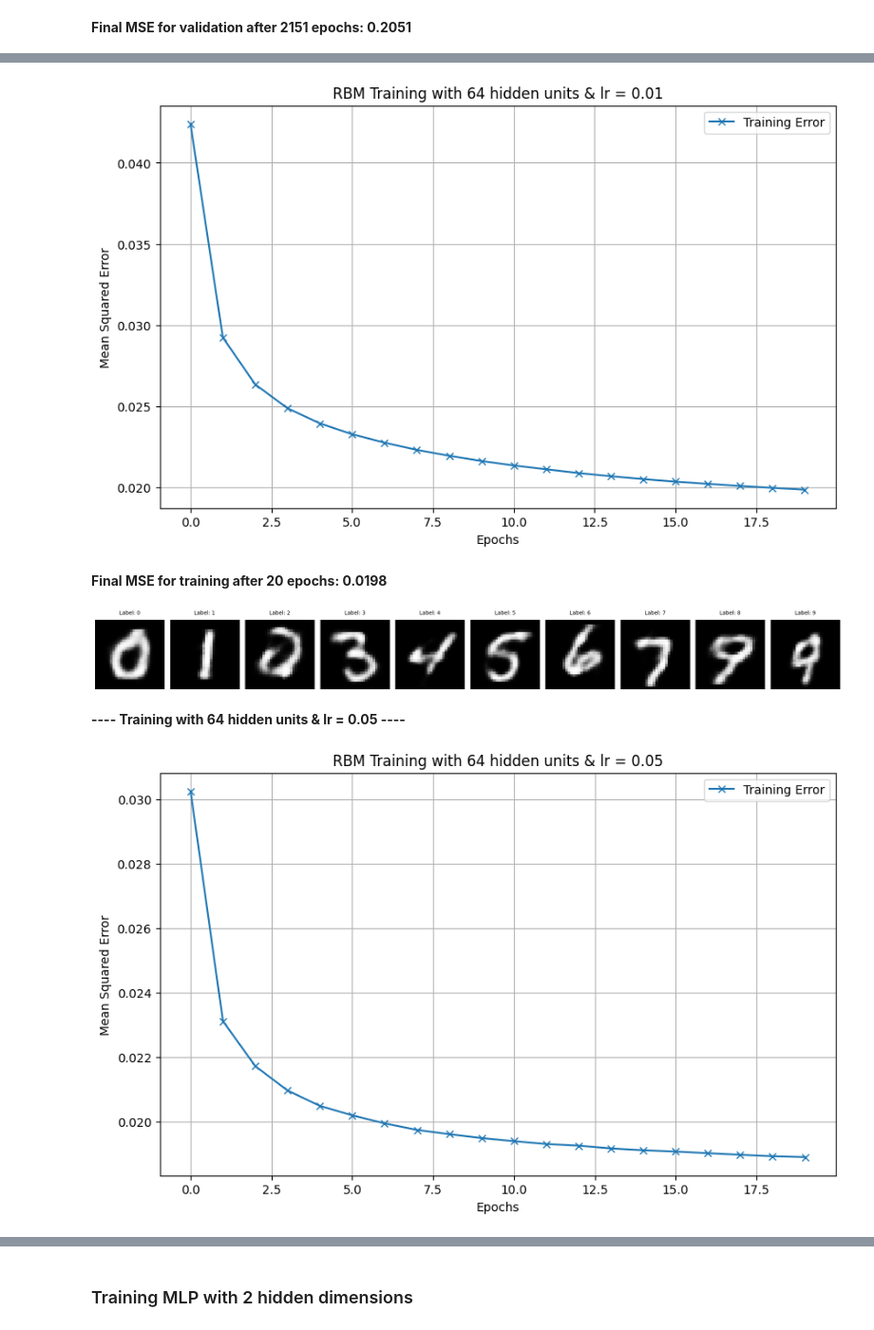
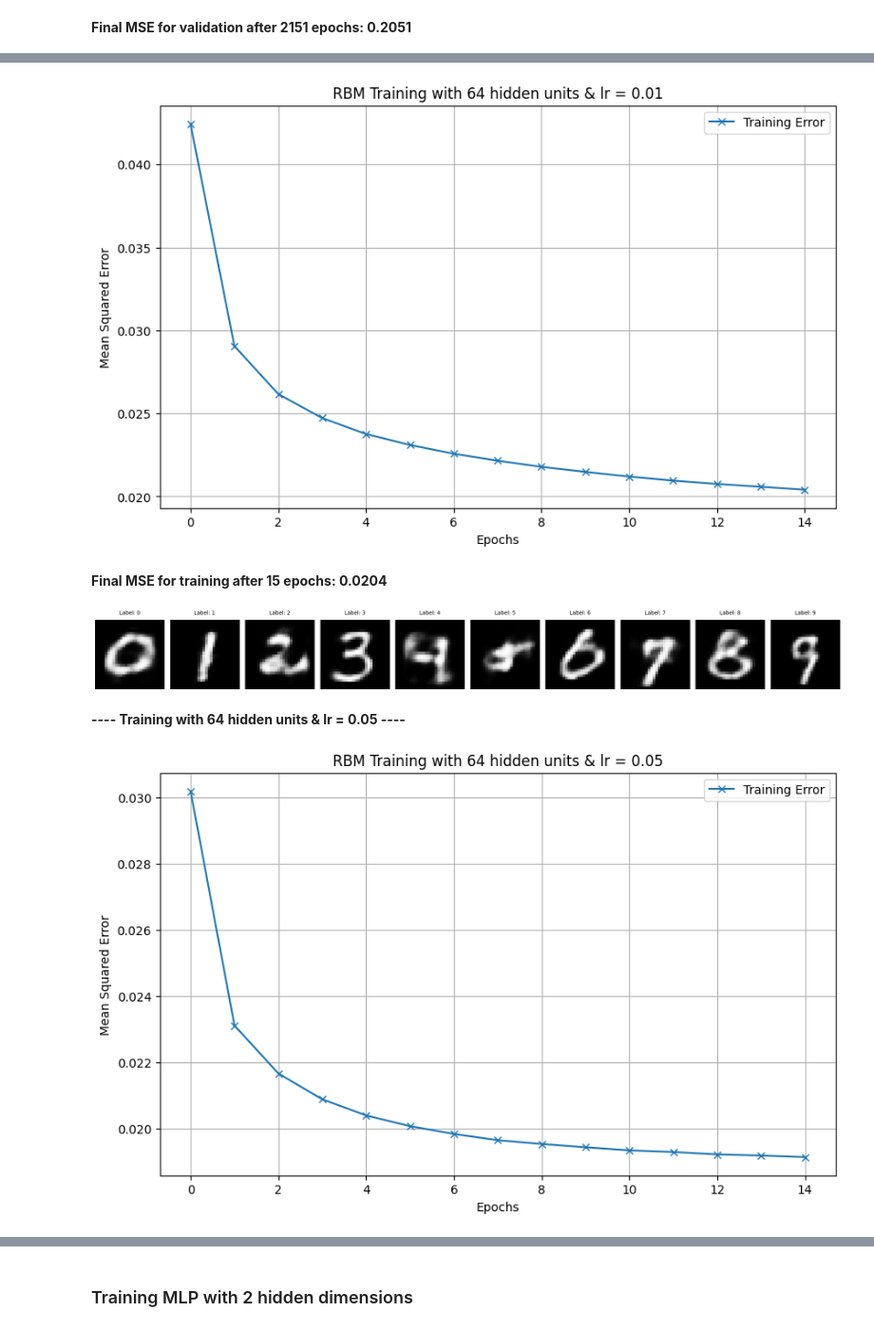
Before and after one commit to felipeperassi/Neural-Networks, a Jupyter notebook: Perceptron/Perceptron.ipynb, the cells around one changed output, grey strips where cells are left out. Shown at 95% size. Cells and saved outputs as stored; diff of their text form; code cells hidden in the pictures.

```diff
--- a/Perceptron/Perceptron.ipynb
+++ b/Perceptron/Perceptron.ipynb
@@ -452,8 +449,8 @@ def plot_errors(errors, learning_rates, title, iteration) -> None:
 # %%
-learning_rates = np.arange(0.01, 0.1, 0.01)
+learning_rates = np.arange(0.1, 1.1, 0.1)
 Xs = [X2, X4, X2, X4]
 Ys = [YOr2, YOr4, YAnd2, YAnd4]
-display(learning_rates)
+
 for x, y in zip(Xs, Ys):
     for i, nu in enumerate(learning_rates):
         per = Perceptron()
@@ -1186,14 +1821,14 @@ plot_images(aux_plot, Y_test_sample)
 # %%
 n_hidden = [64, 128, 256]
-learning_rates = [0.01, 0.05, 0.1]
+learning_rates = [0.01, 0.05, 0.1, 0.5]
 for nh in n_hidden:
     for lr in learning_rates:
-        reconstructions = plot_errors_rbm(X_train, X_test_sample, n_hidden=nh, learning_rate=lr, batch_size=10, max_epochs=20, title=f"RBM Training with {nh} hidden units & lr = {lr}")
+        reconstructions = plot_errors_rbm(X_train, X_test_sample, n_hidden=nh, learning_rate=lr, batch_size=10, max_epochs=15, title=f"RBM Training with {nh} hidden units & lr = {lr}")
         plot_images(reconstructions, Y_test_sample)
 # %% [output]
 ---- Training with 64 hidden units & lr = 0.01 ----
-[figure, old version]
+[figure, new version]
-Final MSE for training after 20 epochs: 0.0198
+Final MSE for training after 15 epochs: 0.0204
-[figure, old version]
+[figure, new version]
 ---- Training with 64 hidden units & lr = 0.05 ----
-[figure, old version]
+[figure, new version]
```
Also changed, not shown: parts of 77 cells of this notebook, 1 other file.
